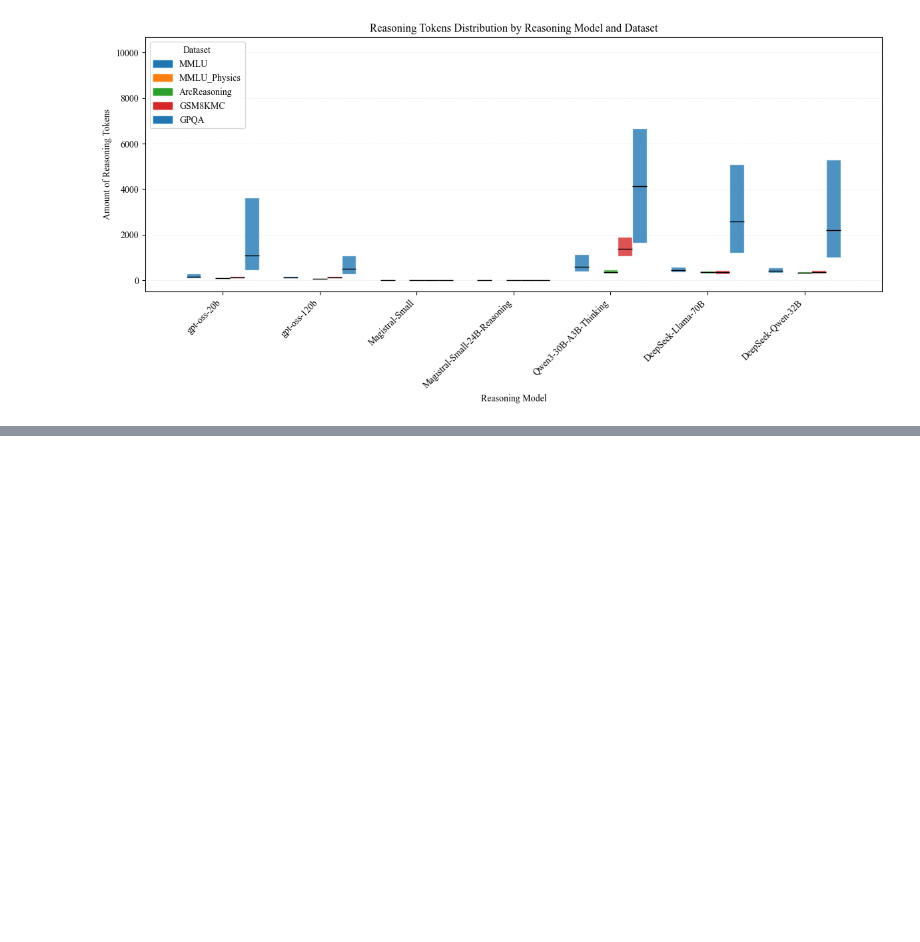
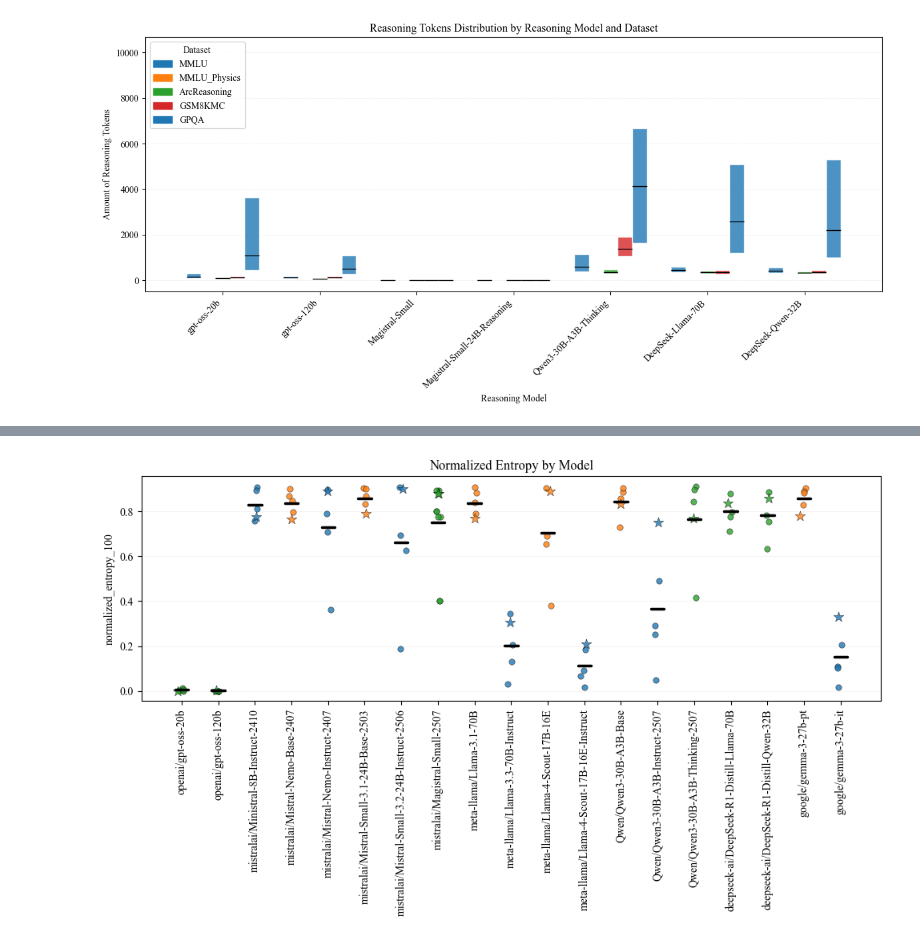
Before and after one commit to muelphil/llm-uncertainty-bench, a Jupyter notebook: llm-uncertainty-bench/label_prob_calibration/analysis.ipynb, the cells around one changed output, grey strips where cells are left out. Saved outputs shown, nothing was run; the diff lists cells and outputs as text; code cells hidden in the pictures; blank space fills up the shorter version.

```diff
--- a/llm-uncertainty-bench/label_prob_calibration/analysis.ipynb
+++ b/llm-uncertainty-bench/label_prob_calibration/analysis.ipynb
@@ -853,0 +938,100 @@ NameError: name 'data' is not defined
+# %%
+# Collect values grouped by model
+model_values = defaultdict(list)
+model_types = {}
+
+pname = "data_prompt_1"
+
+for dataset, model in product(all_datasets, models):
+    ds_id = dataset["id"]
+    m_id = model["id"]
+
+    model_name = model.get("name", m_id)
+    model_type = model["type"]
+
+    try:
+        val = cal_data[pname][ds_id][m_id]["norm_chosen"]["normalized_entropy_100"]
+
+        if val is not None and np.isfinite(val):
+            model_values[model_name].append((ds_id, val))
+            model_types[model_name] = model_type
+
+    except KeyError:
+        continue
+
+# Sort models by type, then name
+type_order = {"base": 0, "instruct": 1, "reasoning": 2}
+
+sorted_models = list(model_values.keys())
+# sorted(
+#     model_values.keys(),
+#     key=lambda m: (type_order.get(model_types[m], 999), m.lower())
+# )
+
+# Colors
+colors = {
+    "base": "tab:orange",
+    "instruct": "tab:blue",
+    "reasoning": "tab:green",
+}
+
+# Datasets that should use star markers
+star_datasets = {"GPQA", "SciBench"}
+
+# Plot
+fig, ax = plt.subplots(figsize=(max(10, len(sorted_models) * 0.45), 6))
+
+rng = np.random.default_rng(42)
+
+for i, model_name in enumerate(sorted_models):
+    entries = model_values[model_name]
+
+    ys_for_mean = []
+
+    for ds_id, val in entries:
+        ys_for_mean.append(val)
+
+        x = rng.normal(loc=i, scale=0.06)
+
+        color = colors[model_types[model_name]]
+
+        # star marker for GPQA / SciBench
+        marker = "*" if ds_id in star_datasets else "o"
+        size = 90 if marker == "*" else 28
+
+        ax.scatter(
+            x,
+            val,
+            s=size,
+            alpha=0.8,
+            color=color,
+            marker=marker,
+            edgecolor="black",
+            linewidth=0.35,
+        )
+
+    # mean line
+    mean_y = np.mean(ys_for_mean)
+
+    ax.plot(
+        [i - 0.18, i + 0.18],
+        [mean_y, mean_y],
+        linewidth=2.5,
+        color="black",
+        solid_capstyle="round",
+    )
+
+# Styling
+ax.set_xticks(range(len(sorted_models)))
+ax.set_xticklabels(sorted_models, rotation=90)
+
+ax.set_ylabel("normalized_entropy_100")
+ax.set_title("Normalized Entropy by Model")
+
+ax.grid(axis="y", alpha=0.3)
+ax.set_axisbelow(True)
+
+plt.tight_layout()
+plt.show()
+# %% [output]
+[figure, added]
```
Also changed, not shown: parts of 6 cells of this notebook, 3 other files.
